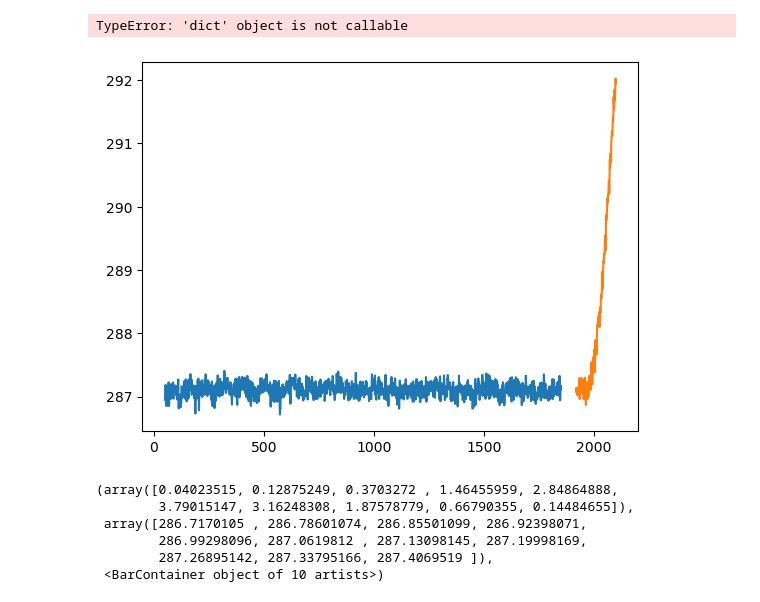
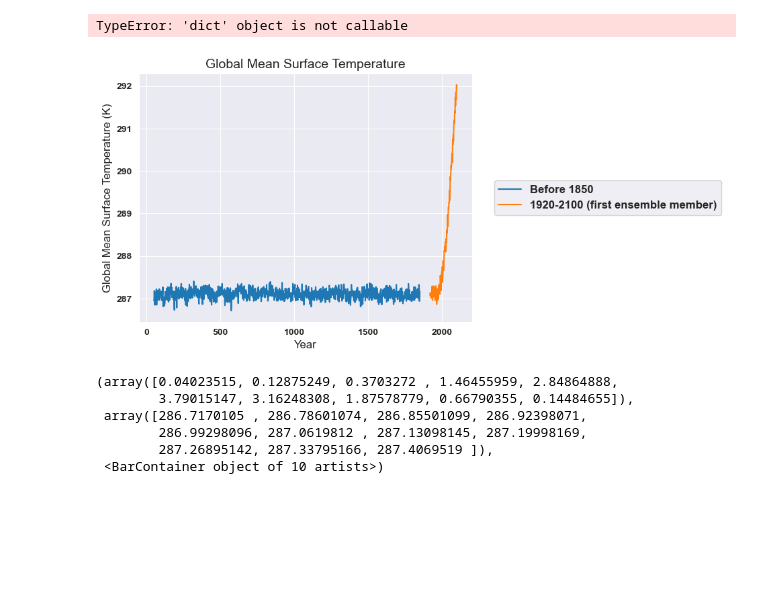
Before and after one commit to masoud-akbarzadeh/Objective_analysis_HW, a Jupyter notebook: HW1/HW1_problem3.ipynb, the cells around one changed output. Drawn from its saved outputs; the diff is of its cells as text; code cells hidden in the pictures; blank space fills up the shorter version.

```diff
--- a/HW1/HW1_problem3.ipynb
+++ b/HW1/HW1_problem3.ipynb
@@ -14,3 +6,21 @@ NameError: name 'xr' is not defined
+# %%
+# Set the font size
+plt.rcParams['font.size'] = 12
+
+# Set the font family
+plt.rcParams['font.family'] = 'sans-serif'
+
+# Optionally, you can specify the specific font you want to use
+plt.rcParams['font.sans-serif'] = 'Arial'
+
+# You can also set other font properties
+plt.rcParams['font.weight'] = 'bold'
+
+# Any other global settings for ticks, labels, titles, etc.
+plt.rcParams['axes.labelsize'] = 12  # For x and y labels
+plt.rcParams['axes.titlesize'] = 14  # For plot title
+plt.rcParams['xtick.labelsize'] = 10 # For x-axis tick labels
+plt.rcParams['ytick.labelsize'] = 10 # For y-axis tick labels
 # %%
 nc_file_path = 'C:\Phd\Objective Analysis\Homeworks\HW1\Data\TS_timeseries_cesmle_1850.nc'
 TS_cesmle_1850_nc = nc.Dataset(nc_file_path, 'r')
@@ -95,6 +105,10 @@ x1 = np.linspace(1850-1801+1,1850,1801)
 print(x1[0],x1[-1])
 # combining x1 as the year for gts_annual_1850_np
 print(x1)
+x2 = np.linspace(1920,2100,181)
+print(x2)
+[np.size(x1), np.size(gts_annual_1850_np)]
+[np.size(x2), np.size(gts_annual_1920_2100_np)]
 # %% [output]
 50.0 1850.0
 [  50.   51.   52. ... 1848. 1849. 1850.]
@@ -117,10 +148,16 @@ TypeError: 'dict' object is not callable
 # %%
 #plot gts_annual
 plt.plot(x1, gts_annual_1850_np)
 plt.plot(x2, gts_annual_1920_2100_np)
+plt.xlabel('Year')
+plt.ylabel('Global Mean Surface Temperature (K)')
+plt.title('Global Mean Surface Temperature')
+plt.legend(['Before 1850', '1920-2100 (first ensemble member)'], loc = 'center left', bbox_to_anchor=(1.05, 0.5))
+#save the plot
+plt.savefig('3-3-2.png', bbox_inches='tight')
 plt.show()
 # %% [output]
-[figure, old version]
+[figure, new version]
 # %%
 # standardizeing the gts_annual
 gts_annual_1850_standard = ((gts_annual_1850_np - np.mean(gts_annual_1850_np)) / np.std(gts_annual_1850_np))
```
Also changed, not shown: parts of 21 cells of this notebook, 13 other files.
